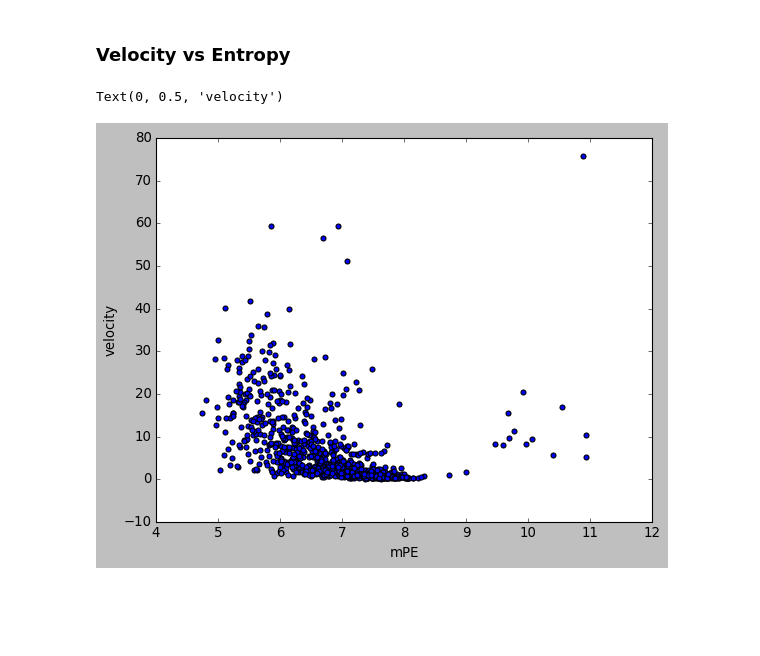
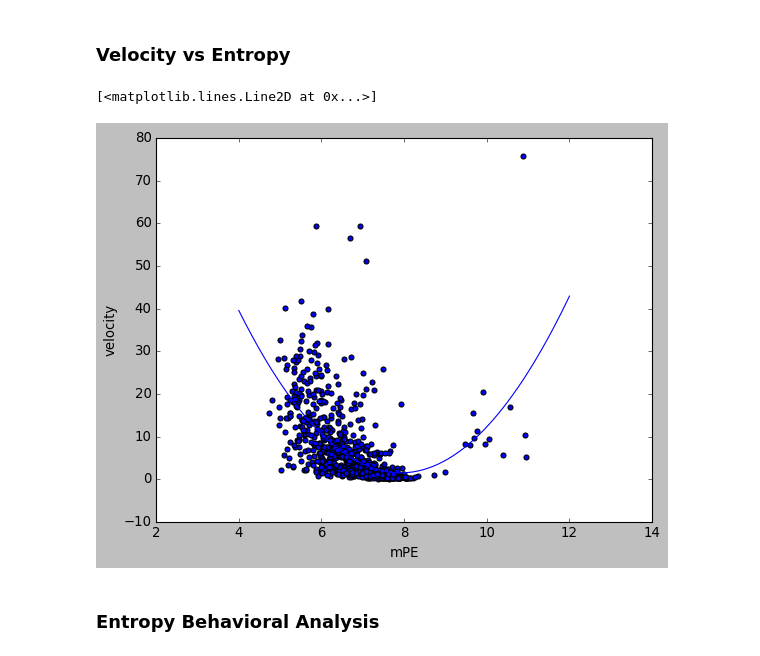
Before and after one commit to laporastrelli/Final_Year_Project, a Jupyter notebook: traj_processing.ipynb, the cells around one changed output. Drawn from its saved outputs; the diff is of its cells as text; code cells hidden in the pictures; blank space fills up the shorter version.

```diff
--- a/traj_processing.ipynb
+++ b/traj_processing.ipynb
@@ -332,8 +337,11 @@ def joint_prob_matrix(x, y, n_behaviours, truncation_decimal=1):
 # - Divide entire trajetcory in 'bins_number' bins
 # - Divide each bin for 'traj_number' trajectories
 # - Calculate mPE for each of these trajectories
+minutes = 6
+f_s = 300
+bin_length = fs*60*minutes
 
-bins_number = 30
+bins_number = int(reduced_traj/bin_length)
 traj_number = 30
 orders = [5]
 
@@ -446,13 +456,19 @@ traj_number = 30
 vel_matrix = get_vel_matrix(trajectory)
 # %%
 # plotting bin-velocity against corresponding mPE
-vel_vector = vel_matrix.flatten().reshape((bins_number*traj_number,1))
-mPE_vector_ = mPE_vector.flatten().reshape((bins_number*traj_number,1))
+vel_vector = vel_matrix.flatten()
+mPE_vector_ = mPE_vector.flatten()
+p = np.polyfit(mPE_vector_, vel_vector, 2)
+x_new = np.linspace(4,12,200)
+ffit = np.polyval(p, x_new)
 
-fig = plt.figure(3)
+fig = plt.figure()
 plt.scatter(mPE_vector_, vel_vector)
 plt.xlabel('mPE')
 plt.ylabel('velocity')
+plt.plot(x_new, ffit)
 # %% [output]
-Text(0, 0.5, 'velocity')
+[<matplotlib.lines.Line2D at 0x...>]
-[figure, old version]
+[figure, new version]
+# %% [markdown]
+### Entropy Behavioral Analysis
```
Also changed, not shown: parts of 5 cells of this notebook.
